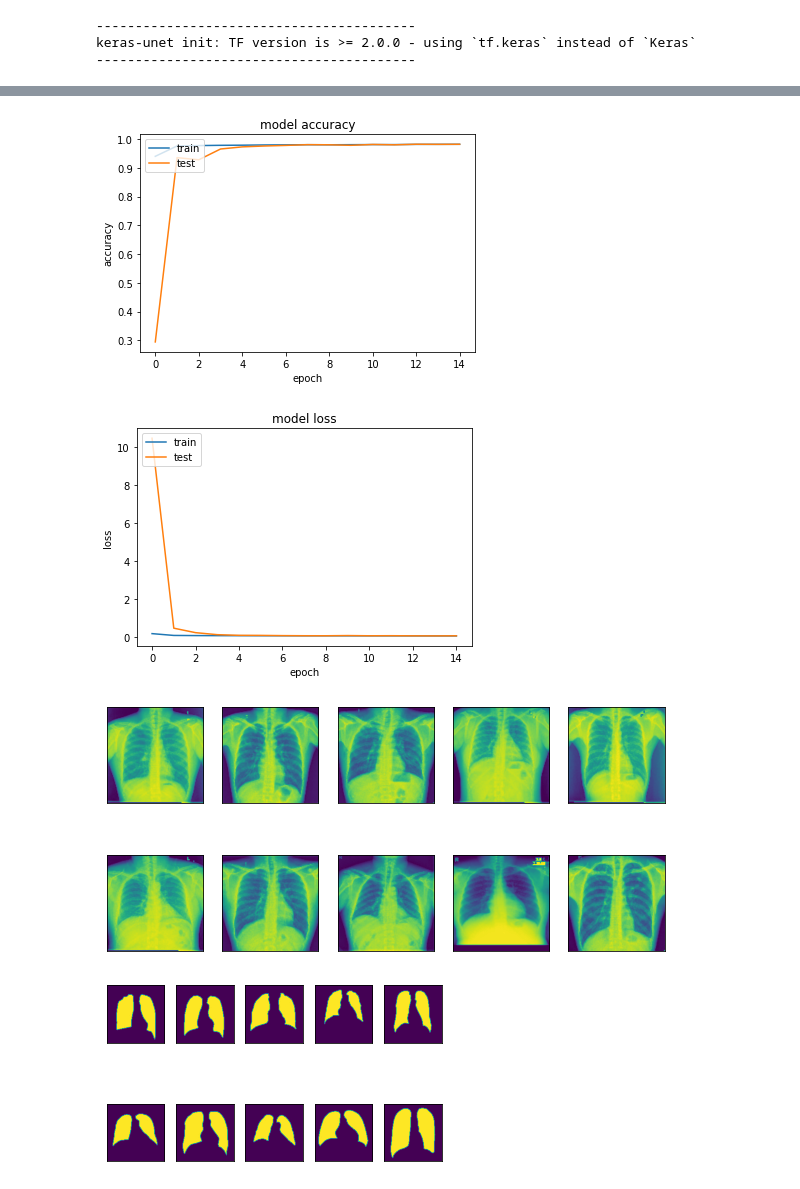
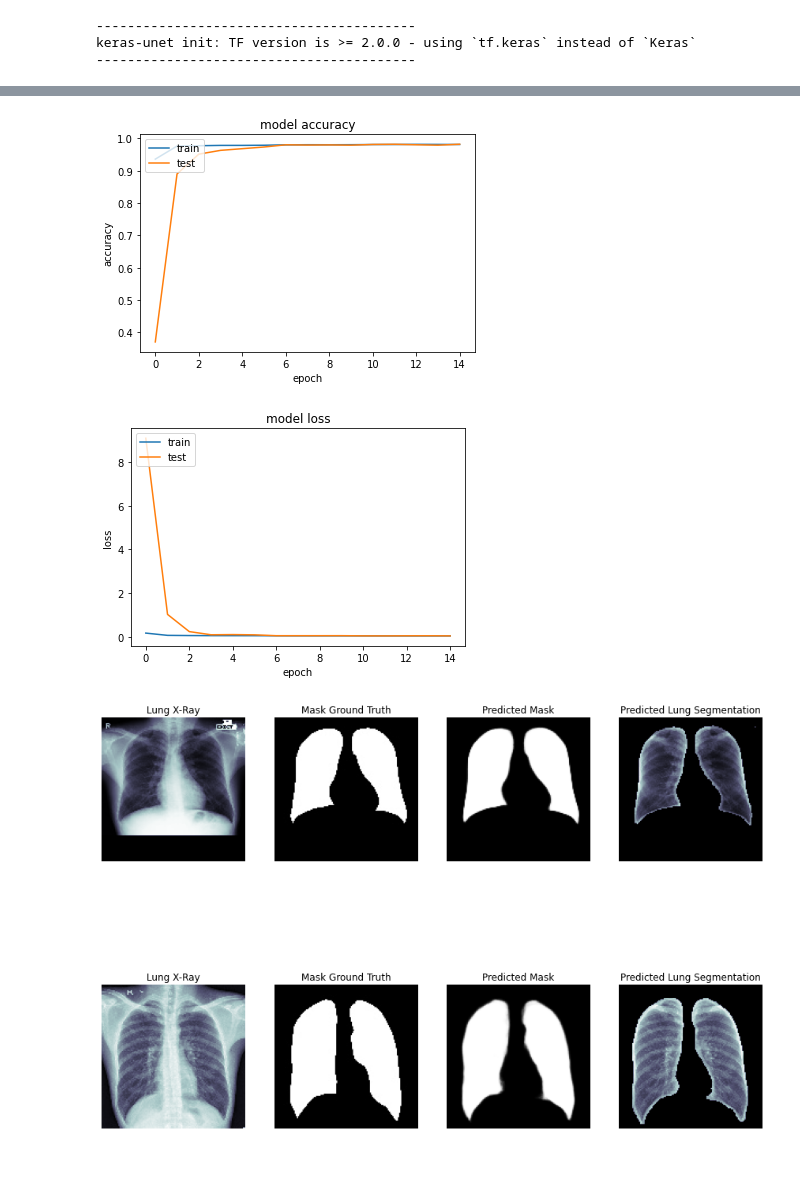
Before and after one commit to TevfikaTuran/LungClassifier, a Jupyter notebook: createMask.ipynb, the cells around one changed output, grey strips where cells are left out. Saved outputs shown, nothing was run; the diff lists cells and outputs as text; code cells hidden in the pictures; blank space fills up the shorter version.

```diff
--- a/createMask.ipynb
+++ b/createMask.ipynb
@@ -157,27 +131,20 @@ print(X_train.shape,y_train_m.shape)
 # %%
-from keras_unet.models import custom_unet
-
 model = custom_unet(
     (128, 128, 1),
     use_batch_norm=True,
     num_classes=1,
     filters=64,
     dropout=0.2,
-    output_activation='sigmoid',
-)
-
-from tensorflow.keras.callbacks import ModelCheckpoint, EarlyStopping
+    output_activation='sigmoid',)
 
 callbacks = [
     EarlyStopping(monitor='val_accuracy', patience=4, verbose=1, min_delta=1e-4),
-    ModelCheckpoint('model.h5', monitor='val_accuracy', verbose=1, save_best_only=True, mode='max'),
-]
+    ModelCheckpoint('model.h5', monitor='val_accuracy', verbose=1, save_best_only=True, mode='max'),]
 
 model.compile(
     optimizer=Adam(),
     loss='binary_crossentropy',
-    metrics=['accuracy'],
-)
+    metrics=['accuracy'],)
 # %% [output]
 -----------------------------------------
 keras-unet init: TF version is >= 2.0.0 - using `tf.keras` instead of `Keras`
@@ -235,34 +200,32 @@ Epoch 00015: val_accuracy did not improve from 0.98220
 # %%
 model = load_model("model.h5")
 
 plt.plot(h.history['accuracy'])
 plt.plot(h.history['val_accuracy'])
 plt.title('model accuracy')
 plt.ylabel('accuracy')
 plt.xlabel('epoch')
 plt.legend(['train', 'test'], loc='upper left')
 plt.show()
 # summarize history for loss
 plt.plot(h.history['loss'])
 plt.plot(h.history['val_loss'])
 plt.title('model loss')
 plt.ylabel('loss')
 plt.xlabel('epoch')
 plt.legend(['train', 'test'], loc='upper left')
 plt.show()
 
 
 losses = h.history['loss']
 accs = h.history['accuracy']
 val_losses = h.history['val_loss']
 val_accs = h.history['val_accuracy']
 epochs = len(losses)
 
 preds = model.predict(X_test/255.)*255
-
-show_random_examples(X_test, y_test_m, preds)
+showRandomPredict(X_test, y_test_m, preds, 2, True)
 # %% [output]
-[figure, old version]
+[figure, new version]
-[figure, old version]
+[figure, new version]
-[figure, old version]
+[figure, new version]
-[figure, removed]
```
Also changed, not shown: parts of 12 cells of this notebook.
